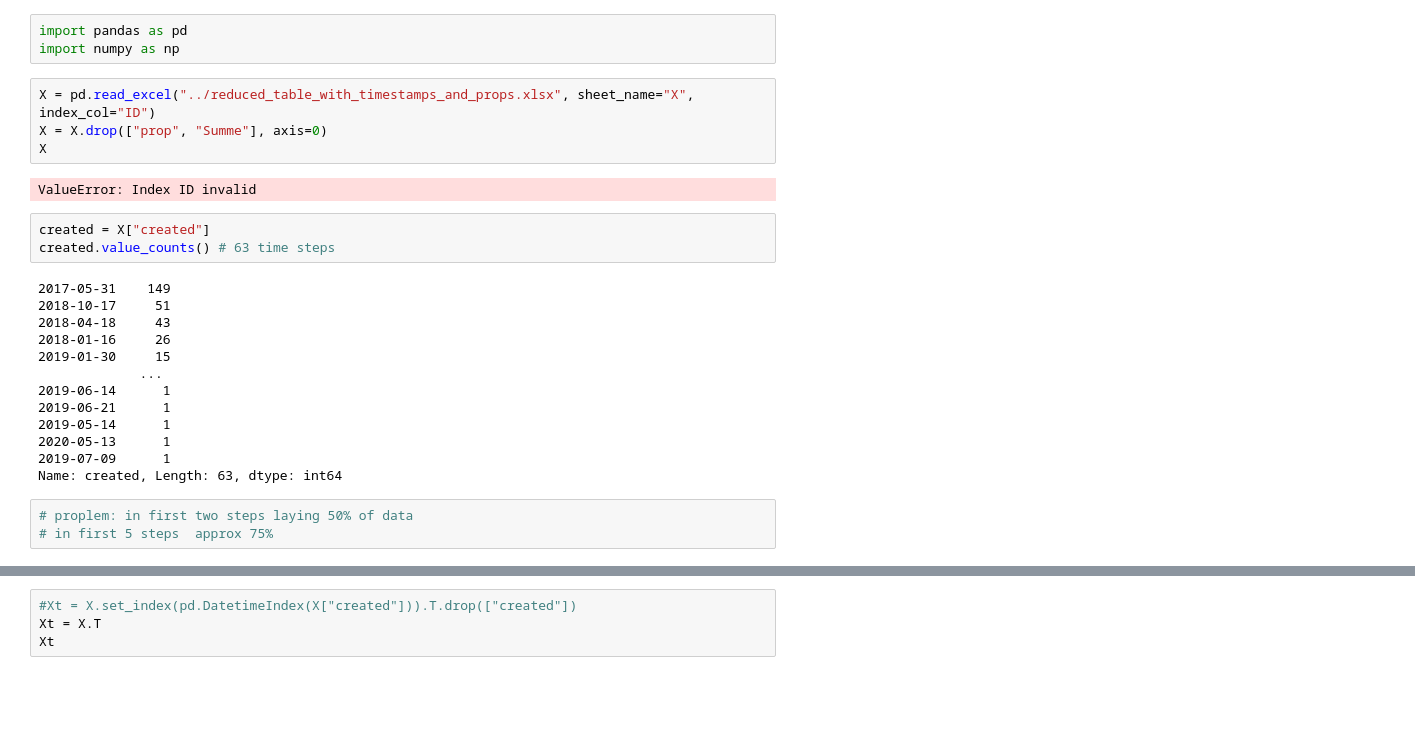
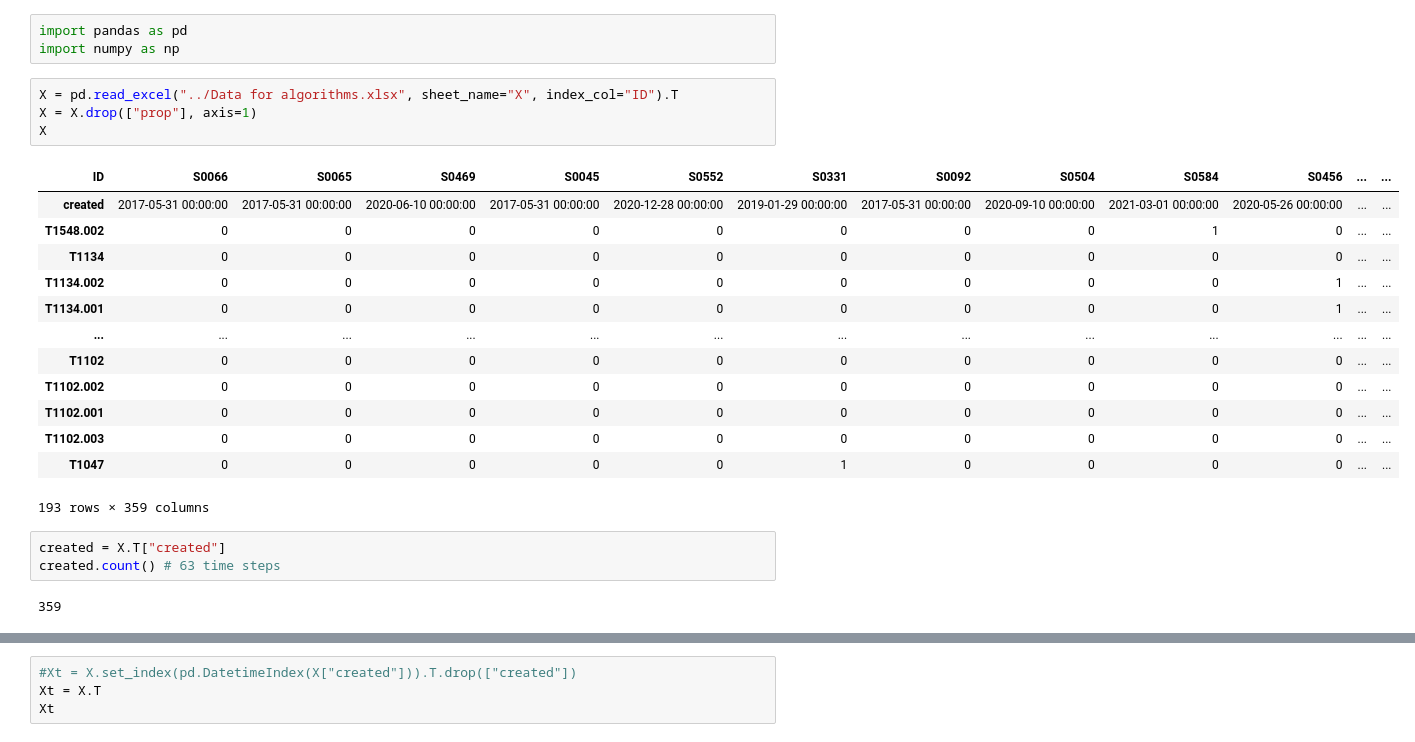
Before and after one commit to tobiasbudig/attack-hypotheses-generation, a Jupyter notebook: regression/time series regression .ipynb, the cells around one changed output, grey strips where cells are left out. Saved outputs shown, nothing was run; the diff lists cells and outputs as text; blank space fills up the shorter version.

```diff
--- a/regression/time series regression .ipynb
+++ b/regression/time series regression .ipynb
@@ -2,27 +2,25 @@
 import pandas as pd
 import numpy as np
 # %%
-X = pd.read_excel("../reduced_table_with_timestamps_and_props.xlsx", sheet_name="X", index_col="ID")
-X = X.drop(["prop", "Summe"], axis=0)
+X = pd.read_excel("../Data for algorithms.xlsx", sheet_name="X", index_col="ID").T
+X = X.drop(["prop"], axis=1)
 X
 # %% [output]
+| ID | S0066 | S0065 | S0469 | S0045 | S0552 | S0331 | S0092 | S0504 | S0584 | S0456 | ... | ... |
+| created | 2017-05-31 00:00:00 | 2017-05-31 00:00:00 | 2020-06-10 00:00:00 | 2017-05-31 00:00:00 | 2020-12-28 00:00:00 | 2019-01-29 00:00:00 | 2017-05-31 00:00:00 | 2020-09-10 00:00:00 | 2021-03-01 00:00:00 | 2020-05-26 00:00:00 | ... | ... |
+| T1548.002 | 0 | 0 | 0 | 0 | 0 | 0 | 0 | 0 | 1 | 0 | ... | ... |
+| T1134 | 0 | 0 | 0 | 0 | 0 | 0 | 0 | 0 | 0 | 0 | ... | ... |
+| T1134.002 | 0 | 0 | 0 | 0 | 0 | 0 | 0 | 0 | 0 | 1 | ... | ... |
+| T1134.001 | 0 | 0 | 0 | 0 | 0 | 0 | 0 | 0 | 0 | 1 | ... | ... |
+| ... | ... | ... | ... | ... | ... | ... | ... | ... | ... | ... | ... | ... |
+| T1102 | 0 | 0 | 0 | 0 | 0 | 0 | 0 | 0 | 0 | 0 | ... | ... |
+| T1102.002 | 0 | 0 | 0 | 0 | 0 | 0 | 0 | 0 | 0 | 0 | ... | ... |
+| T1102.001 | 0 | 0 | 0 | 0 | 0 | 0 | 0 | 0 | 0 | 0 | ... | ... |
+| T1102.003 | 0 | 0 | 0 | 0 | 0 | 0 | 0 | 0 | 0 | 0 | ... | ... |
+| T1047 | 0 | 0 | 0 | 0 | 0 | 1 | 0 | 0 | 0 | 0 | ... | ... |
-ValueError: Index ID invalid
+193 rows × 359 columns
 # %%
-created = X["created"]
-created.value_counts() # 63 time steps
+created = X.T["created"]
+created.count() # 63 time steps
 # %% [output]
-2017-05-31    149
-2018-10-17     51
-2018-04-18     43
-2018-01-16     26
-2019-01-30     15
-             ...
-2019-06-14      1
-2019-06-21      1
-2019-05-14      1
-2020-05-13      1
-2019-07-09      1
-Name: created, Length: 63, dtype: int64
+359
-# %%
-# proplem: in first two steps laying 50% of data
-# in first 5 steps  approx 75%
```
Also changed, not shown: parts of 17 cells of this notebook, 1 other file.
